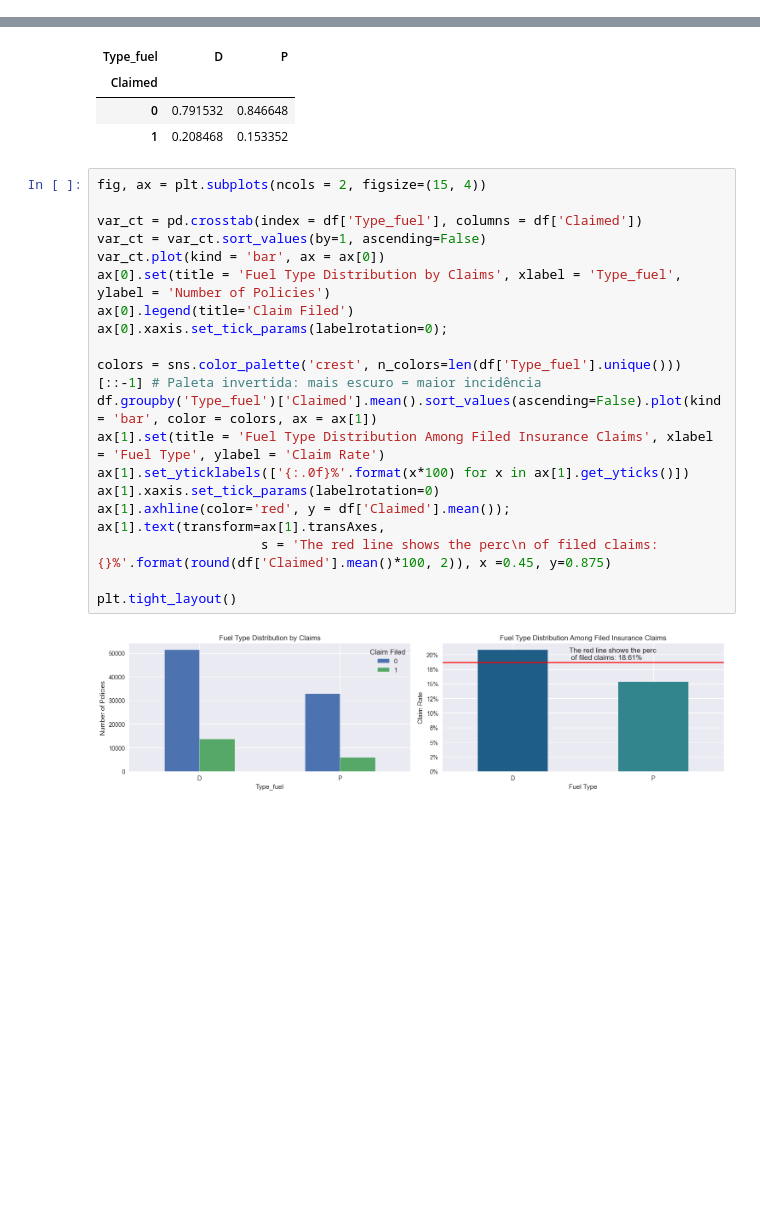
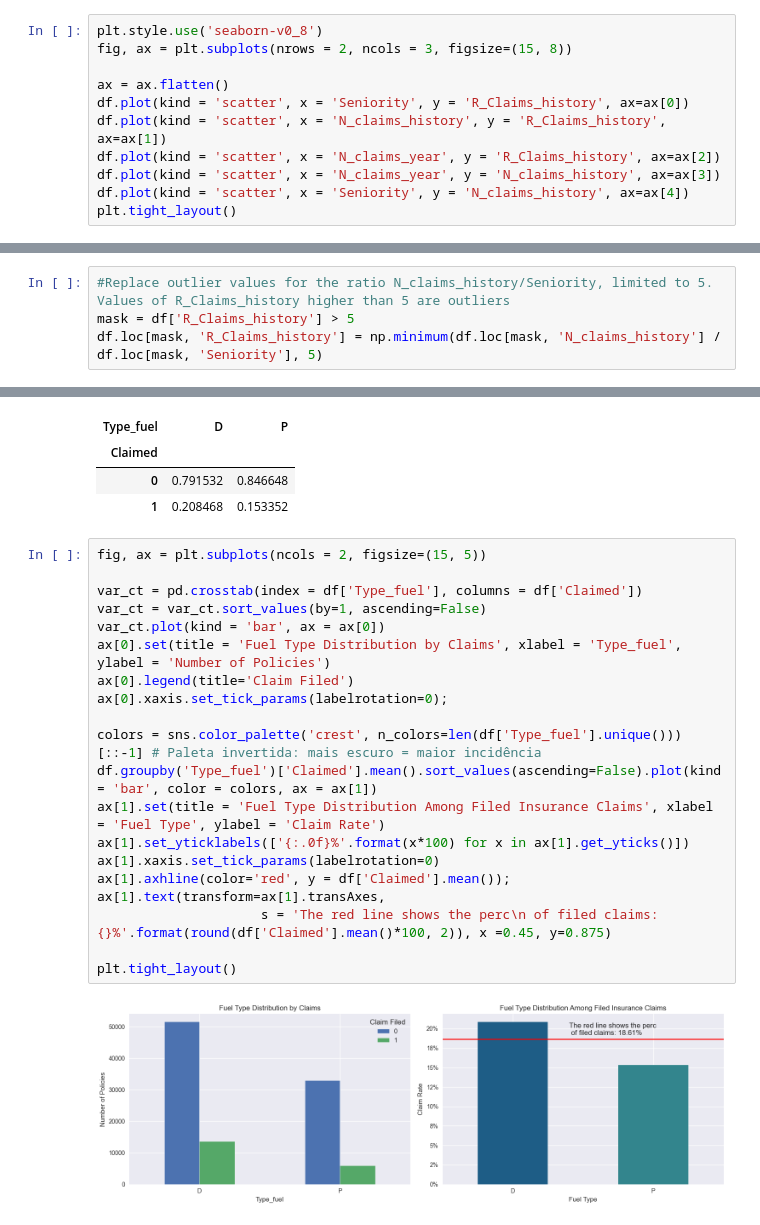
Before and after one commit to Clopes15/Portfolio_Versicherung, a Jupyter notebook: notebooks/pkw_versicherung_01.ipynb, the cells around one changed output, grey strips where cells are left out. Cells and saved outputs as stored; diff of their text form; blank space fills up the shorter version.

```diff
--- a/notebooks/pkw_versicherung_01.ipynb
+++ b/notebooks/pkw_versicherung_01.ipynb
@@ -338,0 +377,11 @@ ax.set_title('R_Claims_history');
+# %%
+plt.style.use('seaborn-v0_8')
+fig, ax = plt.subplots(nrows = 2, ncols = 3, figsize=(15, 8))
+
+ax = ax.flatten()
+df.plot(kind = 'scatter', x = 'Seniority', y = 'R_Claims_history', ax=ax[0])
+df.plot(kind = 'scatter', x = 'N_claims_history', y = 'R_Claims_history', ax=ax[1])
+df.plot(kind = 'scatter', x = 'N_claims_year', y = 'R_Claims_history', ax=ax[2])
+df.plot(kind = 'scatter', x = 'N_claims_year', y = 'N_claims_history', ax=ax[3])
+df.plot(kind = 'scatter', x = 'Seniority', y = 'N_claims_history', ax=ax[4])
+plt.tight_layout()
@@ -339 +401,5 @@ ax.set_title('R_Claims_history');
+# %%
+#Replace outlier values for the ratio N_claims_history/Seniority, limited to 5. Values of R_Claims_history higher than 5 are outliers
+mask = df['R_Claims_history'] > 5
+df.loc[mask, 'R_Claims_history'] = np.minimum(df.loc[mask, 'N_claims_history'] / df.loc[mask, 'Seniority'], 5)
 # %%
@@ -367,27 +428,27 @@ display(var_ct_perc)
 | 0 | 0.791532 | 0.846648 |
 | 1 | 0.208468 | 0.153352 |
 # %%
-fig, ax = plt.subplots(ncols = 2, figsize=(15, 4))
+fig, ax = plt.subplots(ncols = 2, figsize=(15, 5))
 
 var_ct = pd.crosstab(index = df['Type_fuel'], columns = df['Claimed'])
 var_ct = var_ct.sort_values(by=1, ascending=False)
 var_ct.plot(kind = 'bar', ax = ax[0])
 ax[0].set(title = 'Fuel Type Distribution by Claims', xlabel = 'Type_fuel', ylabel = 'Number of Policies')
 ax[0].legend(title='Claim Filed')
 ax[0].xaxis.set_tick_params(labelrotation=0);
 
 colors = sns.color_palette('crest', n_colors=len(df['Type_fuel'].unique()))[::-1] # Paleta invertida: mais escuro = maior incidência
 df.groupby('Type_fuel')['Claimed'].mean().sort_values(ascending=False).plot(kind = 'bar', color = colors, ax = ax[1])
 ax[1].set(title = 'Fuel Type Distribution Among Filed Insurance Claims', xlabel = 'Fuel Type', ylabel = 'Claim Rate')
 ax[1].set_yticklabels(['{:.0f}%'.format(x*100) for x in ax[1].get_yticks()])
 ax[1].xaxis.set_tick_params(labelrotation=0)
 ax[1].axhline(color='red', y = df['Claimed'].mean());
 ax[1].text(transform=ax[1].transAxes,
                      s = 'The red line shows the perc\n of filed claims: {}%'.format(round(df['Claimed'].mean()*100, 2)), x =0.45, y=0.875)
 
 plt.tight_layout()
 # %% [output]
-[figure, old version]
+[figure, new version]
 # %%
 import statsmodels.api as sm
 
```
Also changed, not shown: parts of 11 cells of this notebook, 2 other files.
